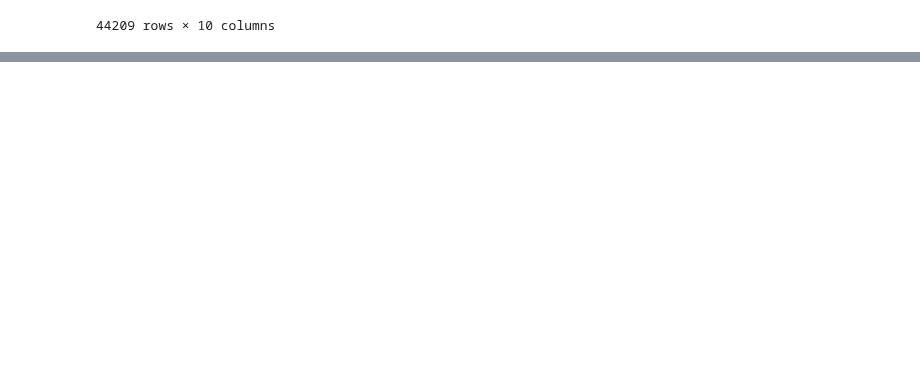
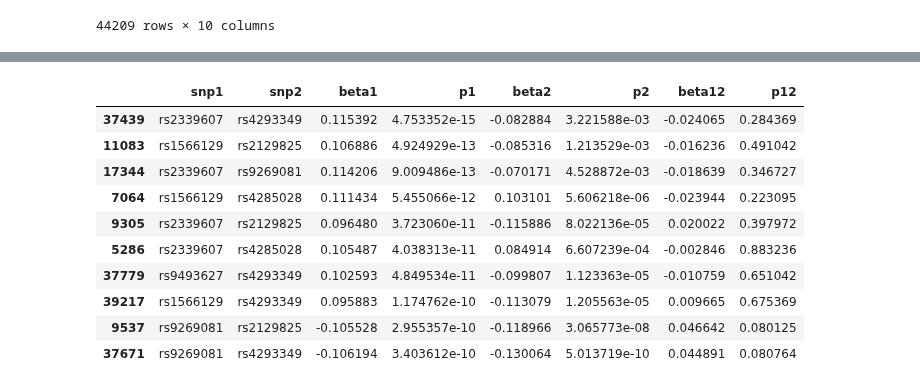
Before and after one commit to statgenetics/UKBB_GWAS_dev, a Jupyter notebook: analysis/regenie_interaction/interaction_python.ipynb, the cells around one changed output, grey strips where cells are left out. Cells and saved outputs as stored; diff of their text form; code cells hidden in the pictures; blank space fills up the shorter version.

```diff
--- a/analysis/regenie_interaction/interaction_python.ipynb
+++ b/analysis/regenie_interaction/interaction_python.ipynb
@@ -4177,0 +4207,14 @@ tmp
+# %%
+interstat4.sort_values("p1").head(10)
+# %% [output]
+|  | snp1 | snp2 | beta1 | p1 | beta2 | p2 | beta12 | p12 |
+| 37439 | rs2339607 | rs4293349 | 0.115392 | 4.753352e-15 | -0.082884 | 3.221588e-03 | -0.024065 | 0.284369 |
+| 11083 | rs1566129 | rs2129825 | 0.106886 | 4.924929e-13 | -0.085316 | 1.213529e-03 | -0.016236 | 0.491042 |
+| 17344 | rs2339607 | rs9269081 | 0.114206 | 9.009486e-13 | -0.070171 | 4.528872e-03 | -0.018639 | 0.346727 |
+| 7064 | rs1566129 | rs4285028 | 0.111434 | 5.455066e-12 | 0.103101 | 5.606218e-06 | -0.023944 | 0.223095 |
+| 9305 | rs2339607 | rs2129825 | 0.096480 | 3.723060e-11 | -0.115886 | 8.022136e-05 | 0.020022 | 0.397972 |
+| 5286 | rs2339607 | rs4285028 | 0.105487 | 4.038313e-11 | 0.084914 | 6.607239e-04 | -0.002846 | 0.883236 |
+| 37779 | rs9493627 | rs4293349 | 0.102593 | 4.849534e-11 | -0.099807 | 1.123363e-05 | -0.010759 | 0.651042 |
+| 39217 | rs1566129 | rs4293349 | 0.095883 | 1.174762e-10 | -0.113079 | 1.205563e-05 | 0.009665 | 0.675369 |
+| 9537 | rs9269081 | rs2129825 | -0.105528 | 2.955357e-10 | -0.118966 | 3.065773e-08 | 0.046642 | 0.080125 |
+| 37671 | rs9269081 | rs4293349 | -0.106194 | 3.403612e-10 | -0.130064 | 5.013719e-10 | 0.044891 | 0.080764 |
```
Also changed, not shown: parts of 5 cells of this notebook.
